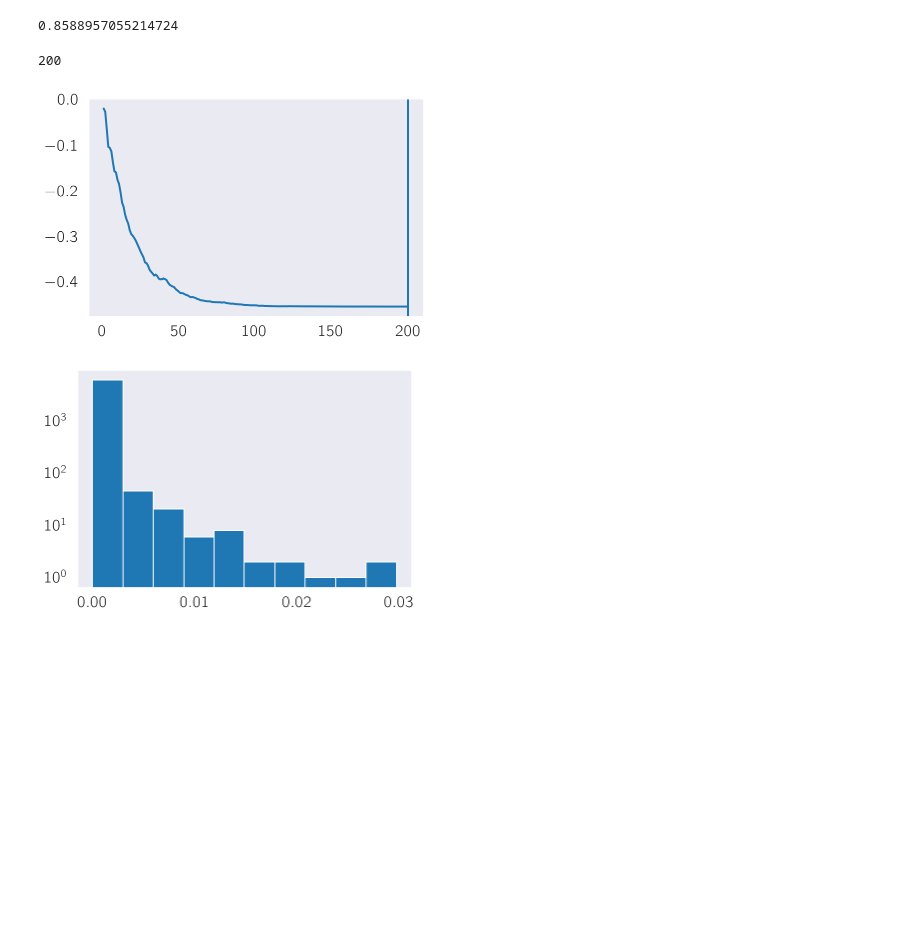
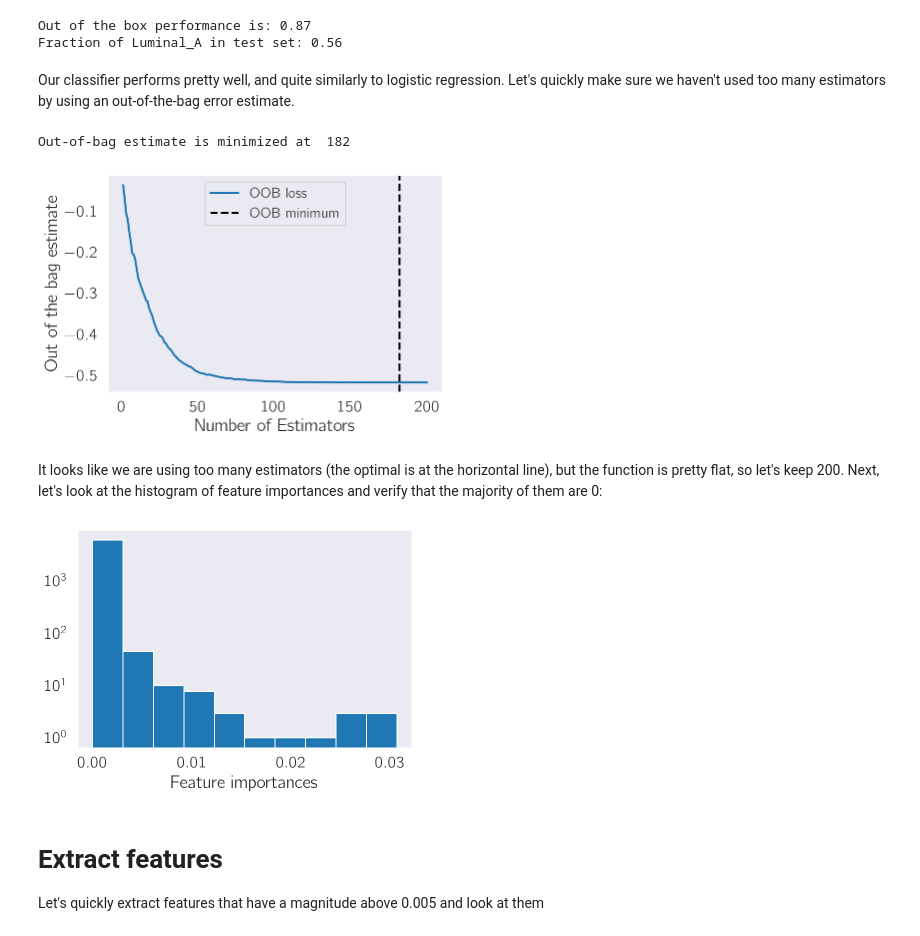
Before and after one commit to dangeles/TCGA_processed_data_repo, a Jupyter notebook: notebooks/Ensemble.ipynb, the cells around one changed output. Cells and saved outputs as stored; diff of their text form; code cells hidden in the pictures; blank space fills up the shorter version.

```diff
--- a/notebooks/Ensemble.ipynb
+++ b/notebooks/Ensemble.ipynb
@@ -45,5 +53,7 @@ ensembl = ensembl[ensembl.ensembl_gene_id.isin(df.index)]
 # %%
-train_idx = np.random.choice(normed.T.index.values, size=np.int(np.floor(len(normed.columns) / 3 * 2))).tolist()
+train_idx = np.random.choice(normed.T.index.values,
+                             size=np.int(np.floor(len(normed.columns) / 3 * 2)),
+                             replace=False).tolist()
 test_idx = [n for n in normed.T.index if n not in train_idx]
 
 train_exp = normed.T[normed.T.index.isin(train_idx)]
@@ -54,10 +68,15 @@ test_labels = meta[meta.ID.isin(test_idx)].cancer
 # %%
-clf = GradientBoostingClassifier(n_estimators=200, learning_rate=.05, subsample=0.75,
-                                 max_depth=5, random_state=1, max_features='sqrt').fit(train_exp, train_labels)
+clf = GradientBoostingClassifier(n_estimators=200, learning_rate=.05,
+                                 subsample=0.75, max_depth=5,
+                                 random_state=1, max_features='sqrt'
+                                ).fit(train_exp, train_labels)
+print('Out of the box performance is: {0:.2g}'.format(clf.score(test_exp, test_labels)))
+print('Fraction of Luminal_A in test set: {0:.2g}'.format((test_labels == 'Luminal_A').sum() / len(test_labels)))
+# %% [output]
+Out of the box performance is: 0.87
+Fraction of Luminal_A in test set: 0.56
-# %%
-clf.score(test_exp, test_labels)
-# %% [output]
-0.8588957055214724
+# %% [markdown]
+Our classifier performs pretty well, and quite similarly to logistic regression. Let's quickly make sure we haven't used too many estimators by using an out-of-the-bag error estimate.
 # %%
 x = np.arange(200) + 1
 
@@ -68,16 +87,26 @@ oob_best_iter = x[np.argmin(cumsum)]
 # min loss according to OOB
 oob_best_iter = x[np.argmin(cumsum)]
 plt.plot(x, cumsum, label='OOB loss')
-plt.axvline(x=oob_best_iter)
-print(oob_best_iter)
+plt.axvline(x=oob_best_iter, ls='--', color='black', label='OOB minimum')
+plt.xlabel('Number of Estimators')
+plt.ylabel('Out of the bag estimate')
+plt.legend()
+print('Out-of-bag estimate is minimized at ', oob_best_iter)
 # %% [output]
-200
+Out-of-bag estimate is minimized at  182
-[figure, old version]
+[figure, new version]
+# %% [markdown]
+It looks like we are using too many estimators (the optimal is at the horizontal line), but the function is pretty flat, so let's keep 200. Next, let's look at the histogram of feature importances and verify that the majority of them are 0:
 # %%
 plt.hist(clf.feature_importances_)
 plt.yscale('log')
+_ = plt.xlabel('Feature importances')
 # %% [output]
-[figure, old version]
+[figure, new version]
+# %% [markdown]
+# Extract features
+
+Let's quickly extract features that have a magnitude above 0.005 and look at them
 # %%
 def get_features(data, cond=(clf.feature_importances_ > 0.005)):
     markers = data.index[cond].values
```
Also changed, not shown: parts of 21 cells of this notebook, 9 other files.
